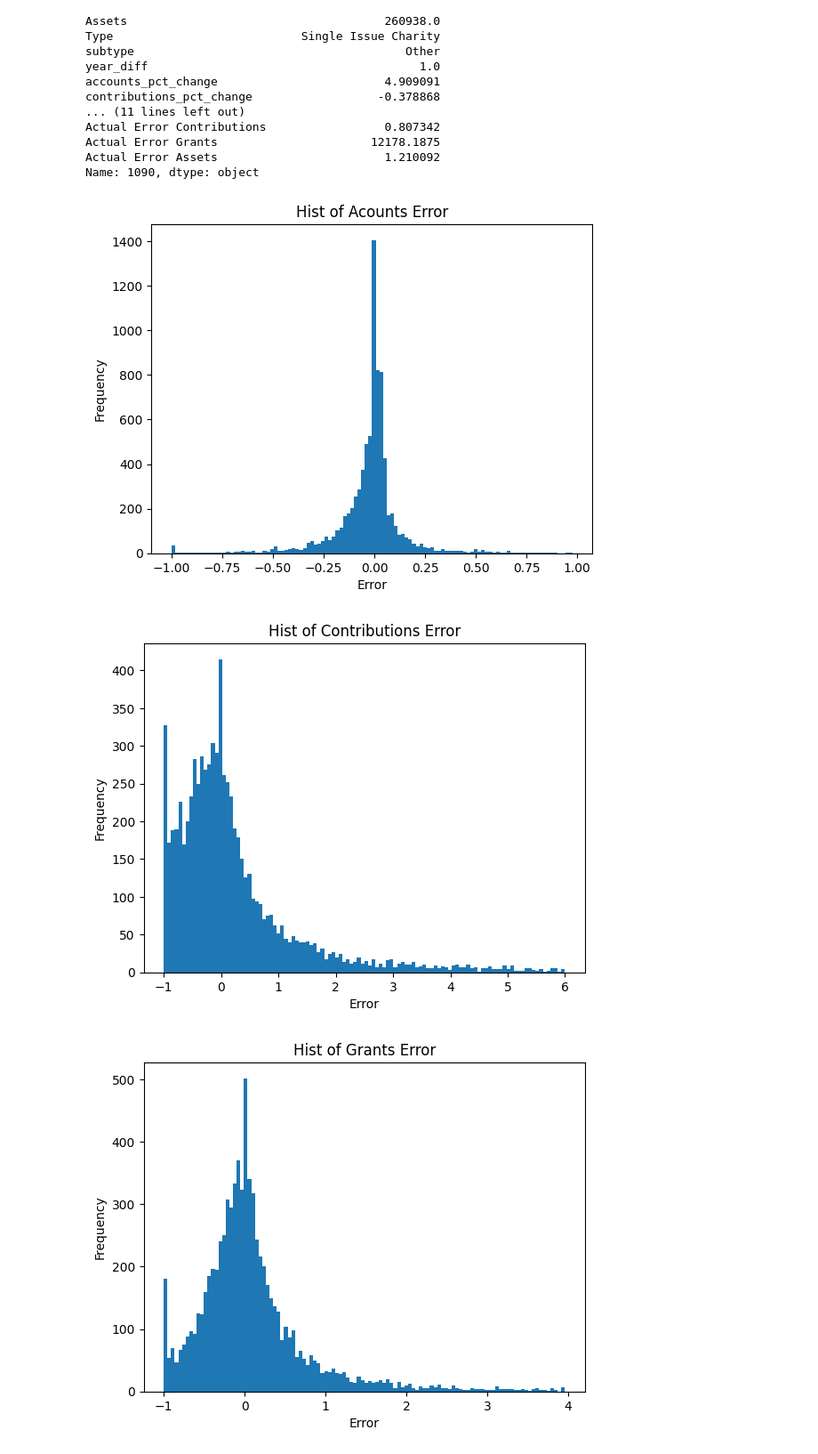
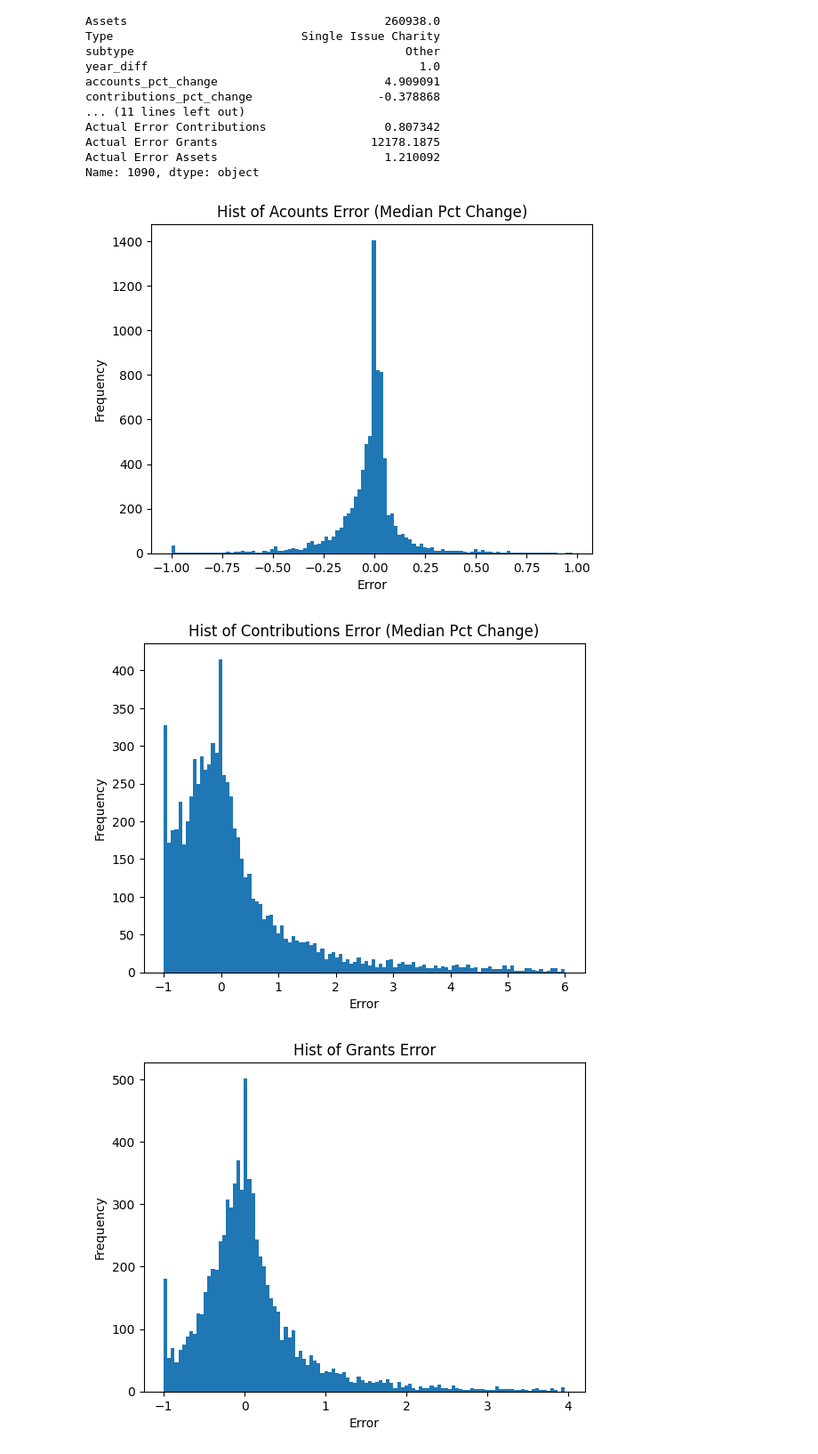
Before and after one commit to nichmars/Test, a Jupyter notebook: MedianPercentChange.ipynb, the cells around one changed output. Shown at 89% size. Cells and saved outputs as stored; diff of their text form; code cells hidden in the pictures.

```diff
--- a/MedianPercentChange.ipynb
+++ b/MedianPercentChange.ipynb
@@ -197,17 +200,17 @@ Name: 1090, dtype: object
 # %%
 df_error_accounts = df[~np.isinf(df['Actual Error Accounts'])]
 cleaned_errors_accounts = [x for x in df_error_accounts['Actual Error Accounts'] if not np.isnan(x) and x < 1 ]
 
 #print(cleaned_errors_accounts)
 
 plt.hist(cleaned_errors_accounts, bins = 110)
 
-plt.title("Hist of Acounts Error")
+plt.title("Hist of Acounts Error (Median Pct Change)")
 plt.ylabel("Frequency")
 plt.xlabel("Error")
 plt.show()
 # %% [output]
-[figure, old version]
+[figure, new version]
 # %%
 df_error_contributions = df[~np.isinf(df['Actual Error Contributions'])]
 cleaned_errors_contributions = [x for x in df_error_contributions['Actual Error Contributions'] if not np.isnan(x) and x < 6 ]
@@ -216,12 +219,12 @@ cleaned_errors_contributions = [x for x in df_error_contributions['Actual Error
 
 plt.hist(cleaned_errors_contributions, bins = 110)
 
-plt.title("Hist of Contributions Error")
+plt.title("Hist of Contributions Error (Median Pct Change)")
 plt.ylabel("Frequency")
 plt.xlabel("Error")
 plt.show()
 # %% [output]
-[figure, old version]
+[figure, new version]
 # %%
 df_error_grants = df[~np.isinf(df['Actual Error Grants'])]
 cleaned_errors_grants = [x for x in df_error_grants['Actual Error Grants'] if not np.isnan(x) and x < 4 ]
```
Also changed, not shown: parts of 5 cells of this notebook.
